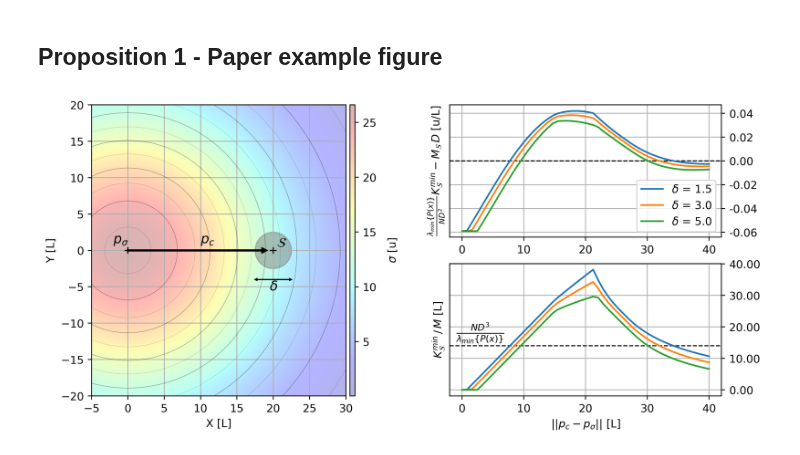
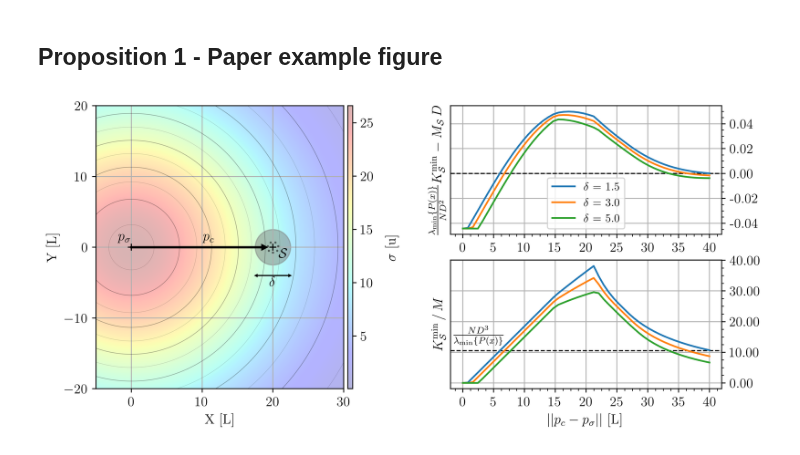
Before and after one commit to jesusBV20/source_seeking_distr, a Jupyter notebook: notebooks/proposition1.ipynb, the cells around one changed output. Saved outputs shown, nothing was run; the diff lists cells and outputs as text; code cells hidden in the pictures.

```diff
--- a/notebooks/proposition1.ipynb
+++ b/notebooks/proposition1.ipynb
@@ -41,6 +41,15 @@ from sourceseeking_distr.toolbox.plot_utils import vector2d, unicycle_patch
 
 # --------------------------------------------------------------------------------------
 
+import matplotlib
+from matplotlib import ticker
+
+# Tell matplotlib to use latex
+fontsize = 12
+matplotlib.rc("font", **{"size": fontsize, "family": "serif"})
+matplotlib.rc("text", **{"usetex": True, "latex.preamble": r"\usepackage{amsmath}"})
+matplotlib.rc("mathtext", **{"fontset": "cm"})
+
 # Create the output directory
 OUTPUT_FOLDER = os.path.join("..", "output")
 createDir(OUTPUT_FOLDER)
@@ -160,13 +169,25 @@ class Proposition1:
         ax.set_ylabel("Y [L]")
         ax.set_aspect("equal")
 
+        ax.xaxis.set_major_locator(ticker.MultipleLocator(10))
+        ax.yaxis.set_major_locator(ticker.MultipleLocator(10))
+
+        ax_right1.xaxis.set_major_locator(ticker.MultipleLocator(5))
+        ax_right1.xaxis.set_minor_locator(ticker.MultipleLocator(5 / 4))
+        ax_right1.yaxis.set_major_locator(ticker.MultipleLocator(0.02))
+        ax_right1.yaxis.set_minor_locator(ticker.MultipleLocator(0.02 / 4))
+        ax_right2.xaxis.set_major_locator(ticker.MultipleLocator(5))
+        ax_right2.xaxis.set_minor_locator(ticker.MultipleLocator(5 / 4))
+        ax_right2.yaxis.set_major_locator(ticker.MultipleLocator(10))
+        ax_right2.yaxis.set_minor_locator(ticker.MultipleLocator(10 / 4))
+
         # Right axis configuration
-        ax_right1.set_ylabel(r"$\frac{\lambda_{min} \{P(x)\}}{ND^2}K_\mathcal{S}^{min} - M_\mathcal{S} \, D$ [u/L]")
+        ax_right1.set_ylabel(r"$\frac{\lambda_{\text{min}} \{P(x)\}}{ND^2}K_\mathcal{S}^{\text{min}} - M_\mathcal{S} \, D$")
         ax_right1.yaxis.set_major_formatter(plt.FormatStrFormatter("%.2f"))
         ax_right1.yaxis.tick_right()
         ax_right1.grid(True)
         ax_right2.set_xlabel(r"$||p_c - p_\sigma||$ [L]")
-        ax_right2.set_ylabel(r"$K_\mathcal{S}^{min} \,/\,M$ [L]")
+        ax_right2.set_ylabel(r"$K_\mathcal{S}^{\text{min}} \,/\,M$")
         ax_right2.yaxis.set_major_formatter(plt.FormatStrFormatter("%.2f"))
         ax_right2.yaxis.tick_right()
         ax_right2.grid(True)
@@ -196,12 +217,15 @@ class Proposition1:
         vector2d(ax, pc + np.array([0,h]), np.array([-delta,0]), lw = 1, hw=0.25, hl=0.25, zorder=2)
         vector2d(ax, pc + np.array([0,h]), np.array([ delta,0]), lw = 1, hw=0.25, hl=0.25, zorder=2)
         ax.text(pc[0]-0.5, pc[1]+h-1.5, r"$\delta$", fontsize=fontsize, zorder=3)
-        ax.text(pc[0]+0.5, pc[1]+0.5, r"$\mathcal{S}$", fontsize=fontsize, zorder=3)
+        ax.text(pc[0]+0.8, pc[1]-1.5, r"$\mathcal{S}$", fontsize=fontsize, zorder=3)
+
+        # Draw the agents
+        ax.scatter(self.P[:,0]+pc[0], self.P[:,1]+pc[1], c="k", alpha=0.5, lw=0, s=4, zorder=3)
 
         # -- Numerical simulation plots --
         ax_right1.axhline(0, color="k", ls="--", lw=1)
         ax_right2.axhline(thr, color="k", ls="--", lw=1)
-        ax_right2.text(-1,thr+3, r"$\frac{ND^3}{\lambda_{min}\{P(x)\}}$", fontsize=fontsize, zorder=3)
+        ax_right2.text(-1.5,thr+4, r"$\frac{ND^3}{\lambda_{\text{min}}\{P(x)\}}$", fontsize=fontsize, zorder=3)
 
         for i in range(len(self.delta_list)):
             delta = self.delta_list[i]
@@ -216,7 +240,7 @@ class Proposition1:
 # %%
 ## Parameters #####
 N = 7
-p = regpoly_formation(N,1)
+p = regpoly_formation(N,0.75)
 # p = XY_distrib(N, pc, np.array([2,3]))
 epsilons = [10,20]
 
@@ -232,6 +256,6 @@ sigma_field = SigmaGauss(mu=mu, max_intensity=max_int, dev=dev)
 prop1 = Proposition1(p, sigma_field)
 prop1.compute_example(dist_range=[0,40], delta_list=[1.5,3,5], its=50)
 # %%
-prop1.plot(dpi=400, figsize=(13*0.8,6*0.8), xlim=[-5,30], ylim=[-20,20])
+prop1.plot(dpi=400, figsize=(10,4.5), xlim=[-5,30], ylim=[-20,20])
 # %% [output]
-[figure, old version]
+[figure, new version]
```
Also changed, not shown: 2 other files.
